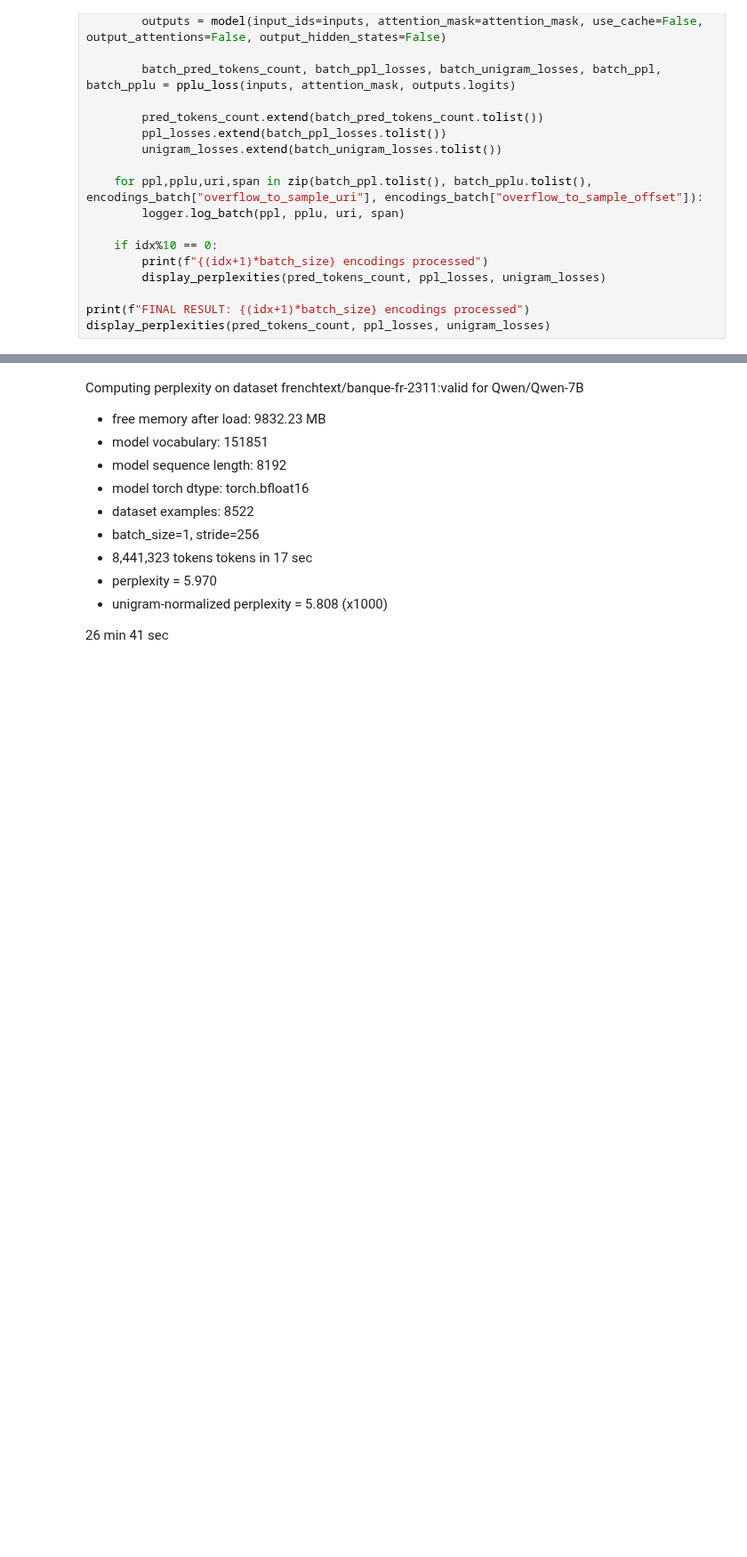
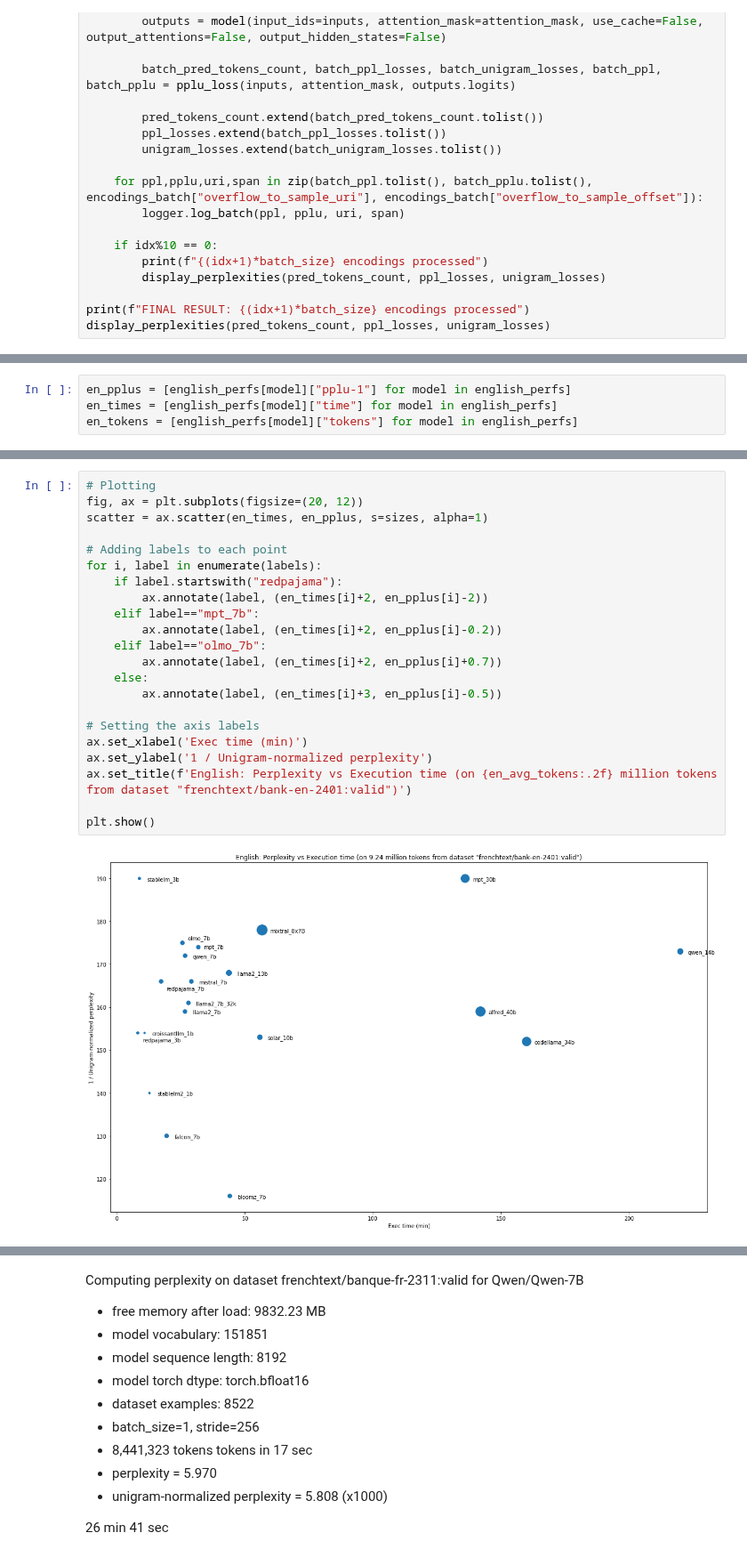
Before and after one commit to wordslab-org/wordslab-llms, a Jupyter notebook: 04_models_benchmark.ipynb, the cells around one changed output, grey strips where cells are left out. Shown at 89% size. Saved outputs shown, nothing was run; the diff lists cells and outputs as text; blank space fills up the shorter version.

```diff
--- a/04_models_benchmark.ipynb
+++ b/04_models_benchmark.ipynb
@@ -495,0 +590,4 @@ display_perplexities(pred_tokens_count, ppl_losses, unigram_losses)
+# %%
+en_pplus = [english_perfs[model]["pplu-1"] for model in english_perfs]
+en_times = [english_perfs[model]["time"] for model in english_perfs]
+en_tokens = [english_perfs[model]["tokens"] for model in english_perfs]
@@ -495,0 +616,24 @@ display_perplexities(pred_tokens_count, ppl_losses, unigram_losses)
+# %%
+# Plotting
+fig, ax = plt.subplots(figsize=(20, 12))
+scatter = ax.scatter(en_times, en_pplus, s=sizes, alpha=1)
+
+# Adding labels to each point
+for i, label in enumerate(labels):
+    if label.startswith("redpajama"):
+        ax.annotate(label, (en_times[i]+2, en_pplus[i]-2))
+    elif label=="mpt_7b":
+        ax.annotate(label, (en_times[i]+2, en_pplus[i]-0.2))
+    elif label=="olmo_7b":
+        ax.annotate(label, (en_times[i]+2, en_pplus[i]+0.7))
+    else:
+        ax.annotate(label, (en_times[i]+3, en_pplus[i]-0.5))
+
+# Setting the axis labels
+ax.set_xlabel('Exec time (min)')
+ax.set_ylabel('1 / Unigram-normalized perplexity')
+ax.set_title(f'English: Perplexity vs Execution time (on {en_avg_tokens:.2f} million tokens from dataset "frenchtext/bank-en-2401:valid")')
+
+plt.show()
+# %% [output]
+[figure, added]
```
Also changed, not shown: parts of 19 cells of this notebook, 9 other files.
